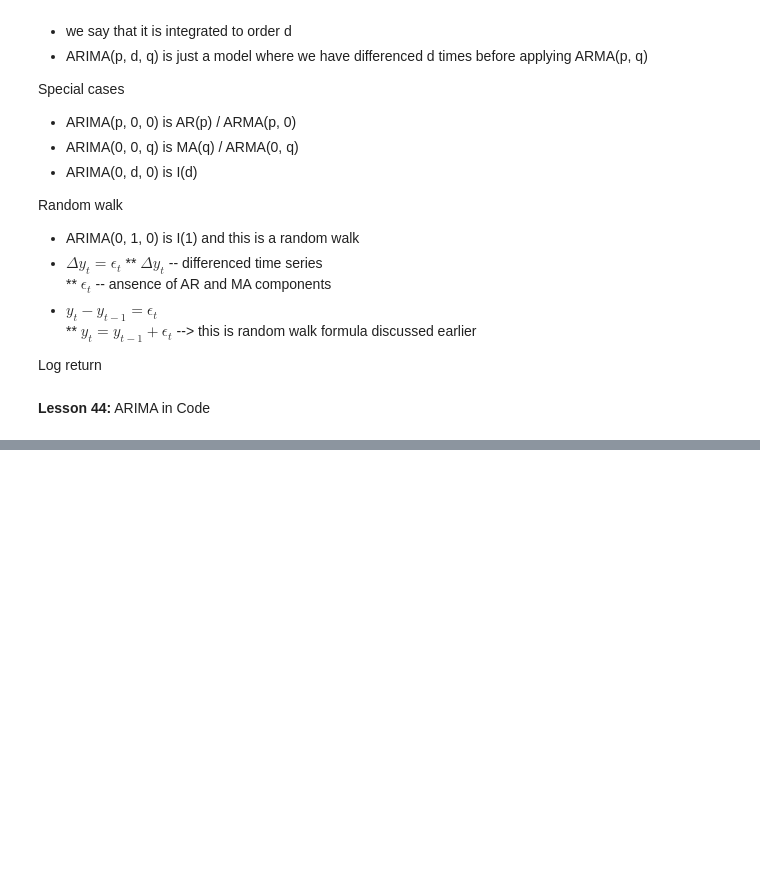
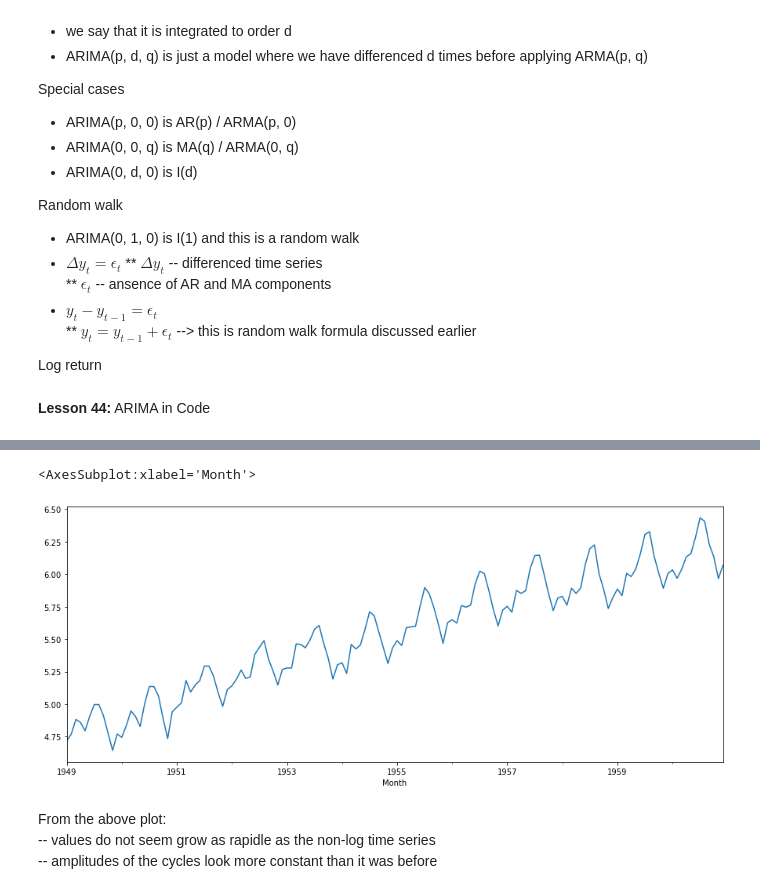
Before and after one commit to unpatel1/Time_Series_Analysis_Forecasting_ML, a Jupyter notebook: Section_5/Section_5_ARIMA.ipynb, the cells around one changed output, grey strips where cells are left out. Drawn from its saved outputs; the diff is of its cells as text; code cells hidden in the pictures; blank space fills up the shorter version.

```diff
--- a/Section_5/Section_5_ARIMA.ipynb
+++ b/Section_5/Section_5_ARIMA.ipynb
@@ -88,0 +129,9 @@ Log return
+# %%
+df['LogPassengers'].plot(figsize = (15,6))
+# %% [output]
+<AxesSubplot:xlabel='Month'>
+[figure, added]
+# %% [markdown]
+From the above plot:
+-- values do not seem grow as rapidle as the non-log time series
+-- amplitudes of the cycles look more constant than it was before
```
Also changed, not shown: parts of 45 cells of this notebook, 3 other files.
